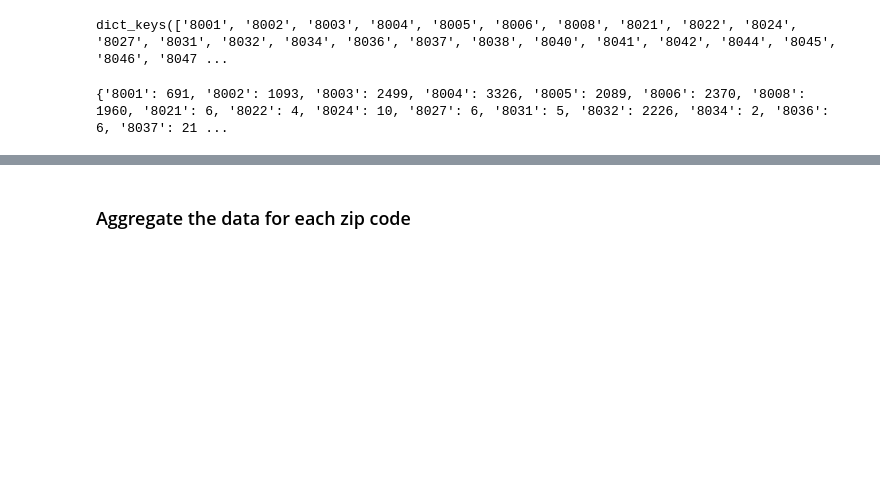
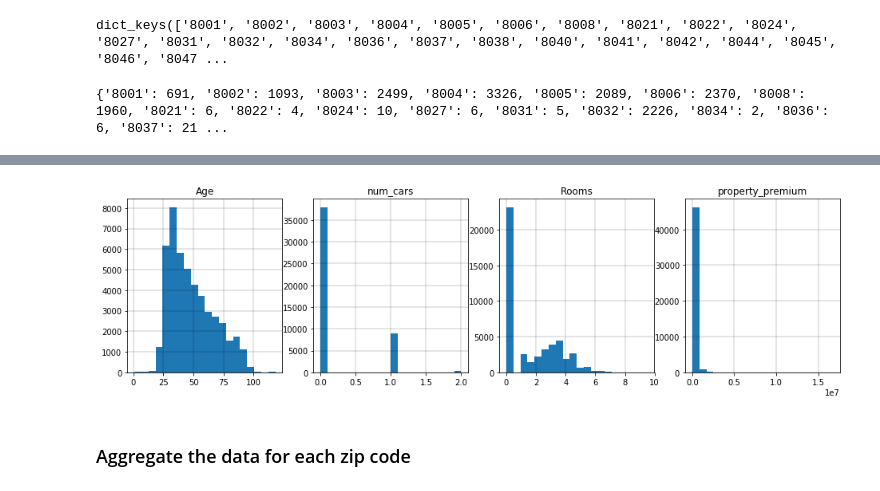
Before and after one commit to MLortki/ADA2018-Project-Quality-of-Space-AMG, a Jupyter notebook: insurance_data_explore.ipynb, the cells around one changed output, grey strips where cells are left out. Saved outputs shown, nothing was run; the diff lists cells and outputs as text; code cells hidden in the pictures; blank space fills up the shorter version.

```diff
--- a/insurance_data_explore.ipynb
+++ b/insurance_data_explore.ipynb
@@ -149,3 +152,24 @@ zip_skip = data_count.loc[data_count['Count'] < 250].index
+# %%
+def plot_numerical(df_to_plot, ncols):
+    '''
+    This function plots the distribution of the data given in the input using histograms.
+
+    Parameters:
+    df_to_plot = dataframe of data_to_plot, all columns are plotted
+    '''
+    nrows= int(1 + df_to_plot.shape[1] // (ncols+0.01))
+
+    f, axs = plt.subplots(nrows,ncols,figsize=(16, nrows*4))
+
+    for k, col in enumerate(df_to_plot.columns):
+        axs[k].hist(df_to_plot[col],bins=20)
+        axs[k].grid(color='k', linestyle='-', linewidth=0.2)
+        axs[k].set_title(col)
+# %%
+# plotting some of the numerical data
+plot_numerical(zurich_df[['Age','num_cars','Rooms','property_premium']],4)
+# %% [output]
+[figure, added]
 # %% [markdown]
 ### Aggregate the data for each zip code
 # %% [markdown]
```
Also changed, not shown: parts of 13 cells of this notebook.
